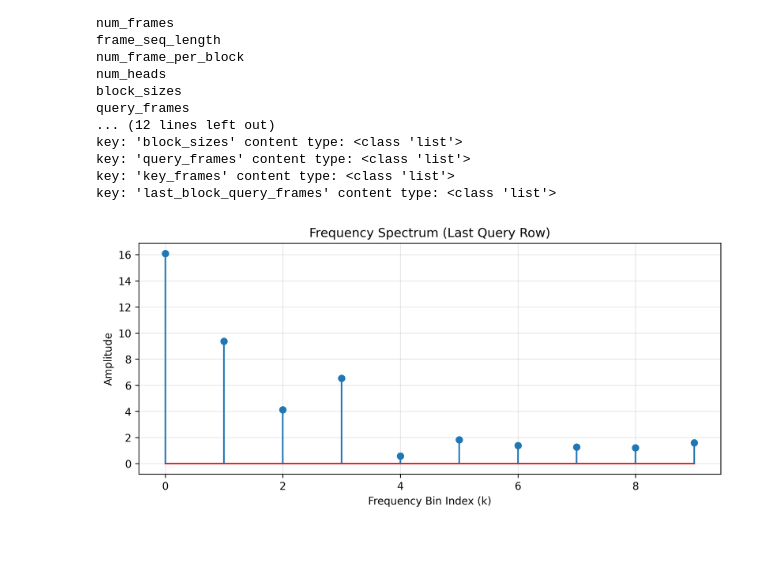
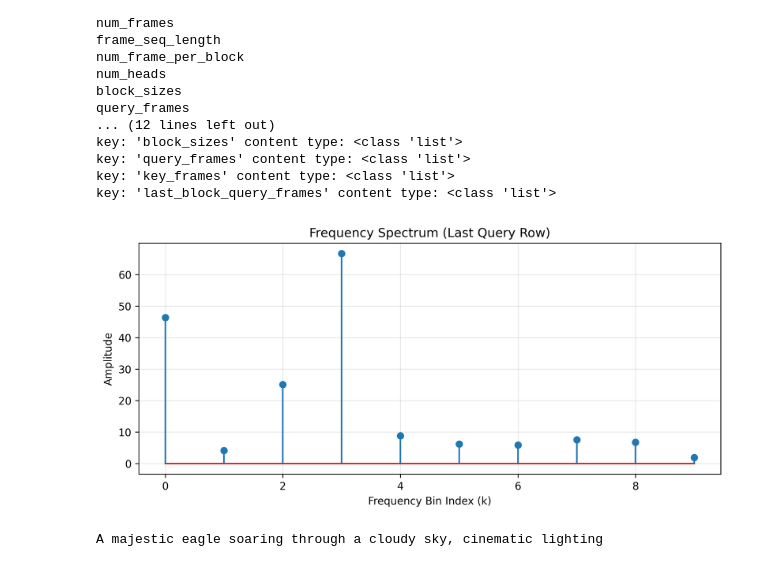
Before and after one commit to winbeau/Self-Forcing-fork, a Jupyter notebook: notebooks/fft_test.ipynb, the cells around one changed output. Saved outputs shown, nothing was run; the diff lists cells and outputs as text; code cells hidden in the pictures.

```diff
--- a/notebooks/fft_test.ipynb
+++ b/notebooks/fft_test.ipynb
@@ -2,5 +2,5 @@
 import torch
 import matplotlib.pyplot as plt
 
-data = torch.load('../cache/layer20.pt', map_location='cpu', weights_only=True)
+data = torch.load('../cache/layer3.pt', map_location='cpu', weights_only=True)
 # %%
@@ -49,10 +40,14 @@ def plt_fig(magnitude):
     plt.grid(True, alpha=0.3)
     plt.show()
 # %%
-attn_data = data['full_frame_attention'][8][:, :-3].to(dtype=torch.float32)
+attn_data = data['full_frame_attention'][0][:, :-3].to(dtype=torch.float32)
 # attn_data = data['full_frame_attention'][8].to(dtype=torch.float32)
 spectrum = torch.fft.rfft(attn_data, dim=-1)
 magnitude = torch.abs(spectrum) # 计算幅值（能量）
 plt_fig(magnitude) # 可视化最后一行
 # %% [output]
-[figure, old version]
+[figure, new version]
+# %%
+print(data['prompt'])
+# %% [output]
+A majestic eagle soaring through a cloudy sky, cinematic lighting
```
Also changed, not shown: parts of 1 cell of this notebook, 1 other file.
